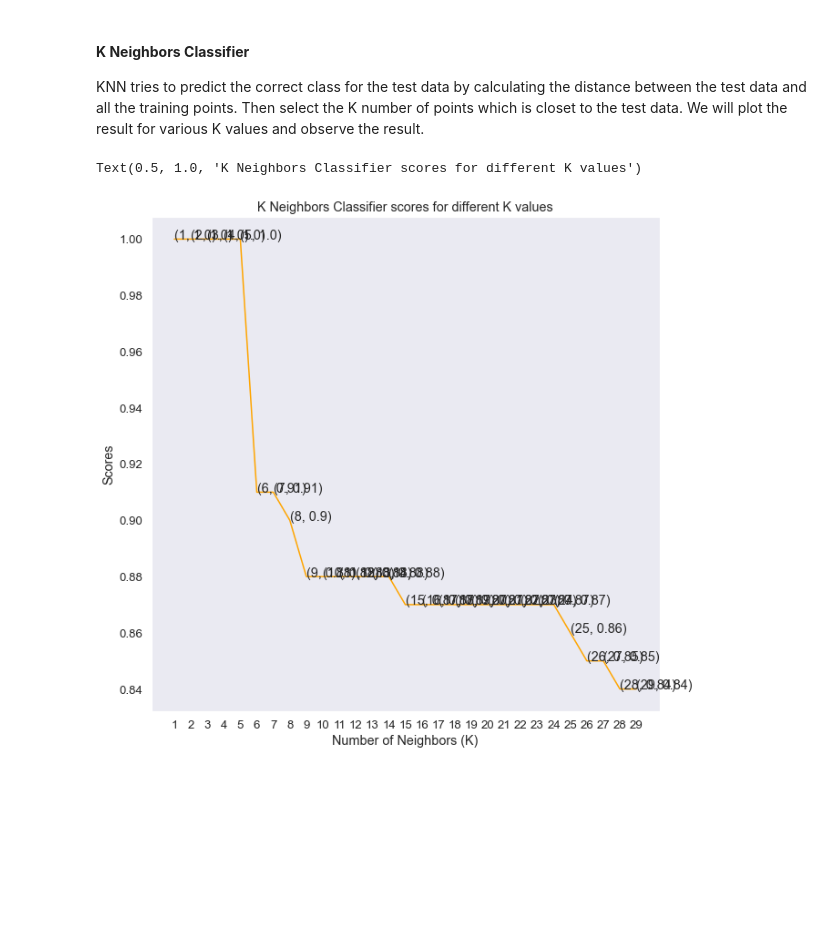
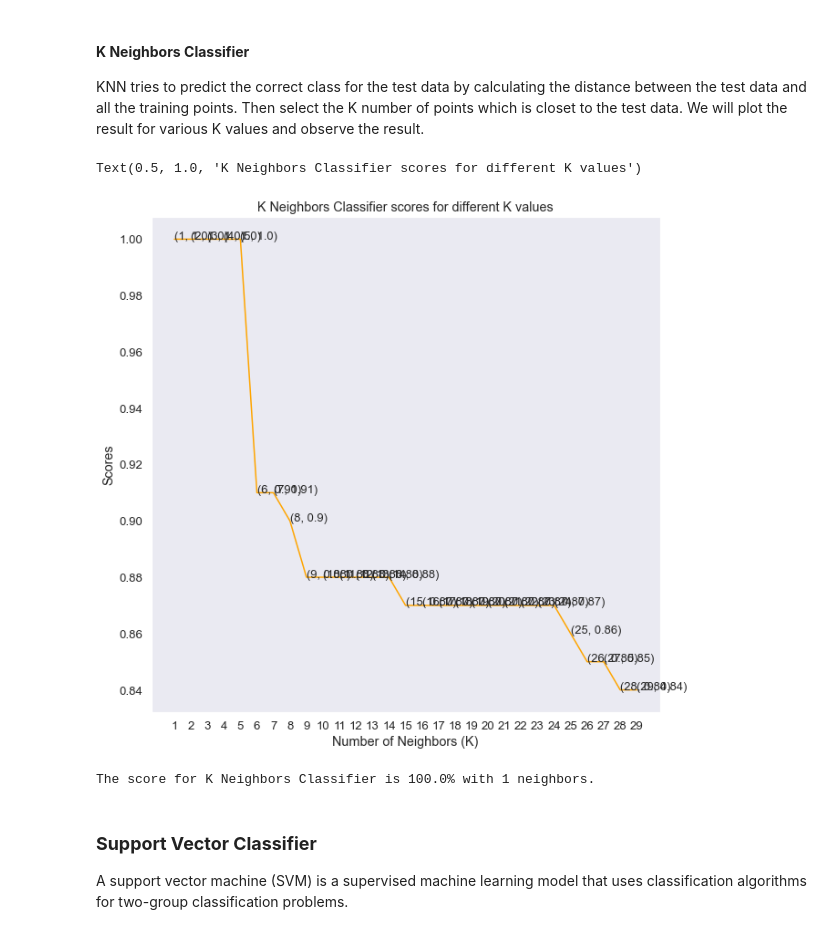
Before and after one commit to franck225-coder/Machine-Learning-project-series, a Jupyter notebook: logistic regression/heart disease prediction/heart_disease_prediction.ipynb, the cells around one changed output. Saved outputs shown, nothing was run; the diff lists cells and outputs as text; code cells hidden in the pictures; blank space fills up the shorter version.

```diff
--- a/logistic regression/heart disease prediction/heart_disease_prediction.ipynb
+++ b/logistic regression/heart disease prediction/heart_disease_prediction.ipynb
@@ -392,14 +392,21 @@ for k in range(1,30):
 # %%
 # plotting Knn score
 plt.figure(figsize=(10, 10))
 plt.grid(False)
 plt.plot([k for k in range(1,30)], knn_scores, color='orange')
 for i in range(1, 30):
-    plt.text(i, knn_scores[i-1], (i, knn_scores[i-1]))
+    plt.text(i, knn_scores[i-1], (i, knn_scores[i-1]), fontsize=13.0)
 plt.xticks([k for k in range(1,30)])
 plt.xlabel('Number of Neighbors (K)')
 plt.ylabel('Scores')
 plt.title('K Neighbors Classifier scores for different K values')
 # %% [output]
 Text(0.5, 1.0, 'K Neighbors Classifier scores for different K values')
-[figure, old version]
+[figure, new version]
+# %%
+print(f"The score for K Neighbors Classifier is {knn_scores[1]*100}% with {1} neighbors.")
+# %% [output]
+The score for K Neighbors Classifier is 100.0% with 1 neighbors.
+# %% [markdown]
+### **Support Vector Classifier**
+A support vector machine (SVM) is a supervised machine learning model that uses classification algorithms for two-group classification problems.
```
